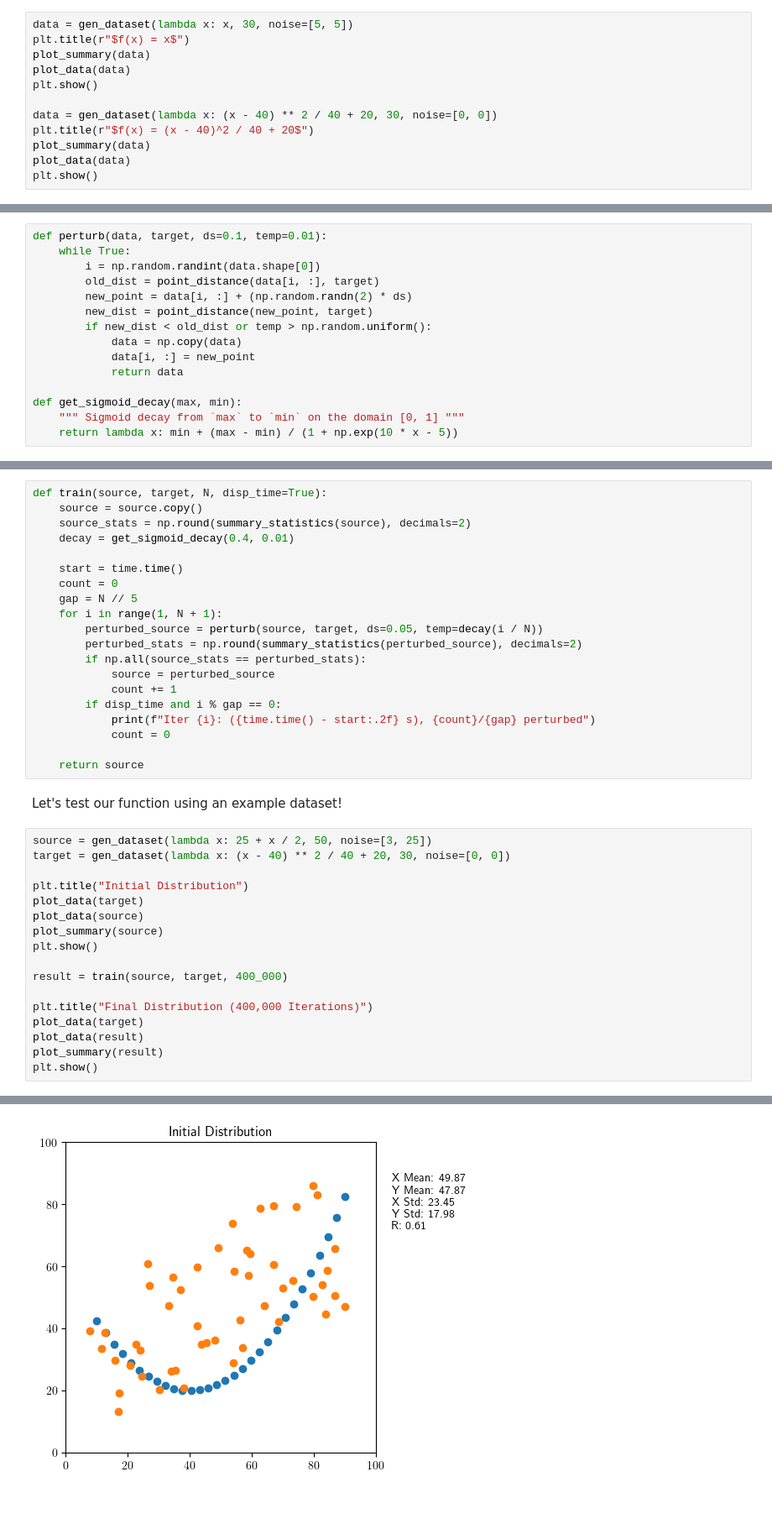
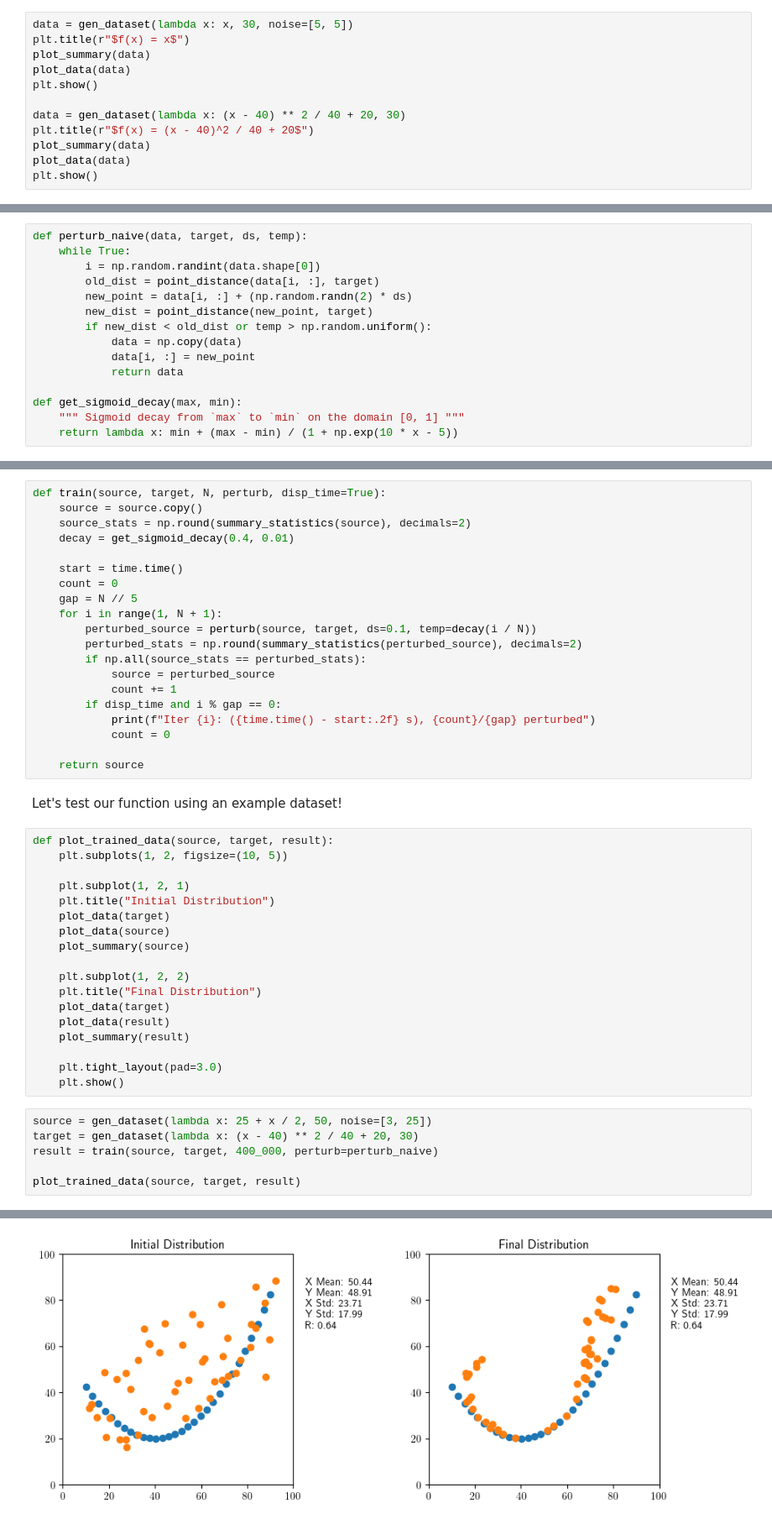
Before and after one commit to ericlovesmath/data-science-projects, a Jupyter notebook: how-to-lie-with-statistics/how-to-lie-with-statistics.ipynb, the cells around one changed output, grey strips where cells are left out. Shown at 84% size. Saved outputs shown, nothing was run; the diff lists cells and outputs as text.

```diff
--- a/how-to-lie-with-statistics/how-to-lie-with-statistics.ipynb
+++ b/how-to-lie-with-statistics/how-to-lie-with-statistics.ipynb
@@ -60,7 +60,7 @@ plot_summary(data)
 plot_data(data)
 plt.show()
 
-data = gen_dataset(lambda x: (x - 40) ** 2 / 40 + 20, 30, noise=[0, 0])
+data = gen_dataset(lambda x: (x - 40) ** 2 / 40 + 20, 30)
 plt.title(r"$f(x) = (x - 40)^2 / 40 + 20$")
 plot_summary(data)
 plot_data(data)
@@ -79,7 +79,7 @@ def point_distance(point, target):
 # %% [markdown]
 When we `perturb` the dataset, we shift a point such that it gets closer to the target, ignoring restrictions on datasets. We will add a `temp` parameter that will allow such a shift even if it does not get close. This `temp` will start high and end low in our training process, which avoids the dataset converging to a local minimum. We will decrease the temperature using a sigmoid decay function.
 # %%
-def perturb(data, target, ds=0.1, temp=0.01):
+def perturb_naive(data, target, ds, temp):
     while True:
         i = np.random.randint(data.shape[0])
         old_dist = point_distance(data[i, :], target)
@@ -106,7 +106,7 @@ plt.show()
 # %% [markdown]
 And finally, we assemble the training function! We set our tolerance such that the resulting statistics is the same up to the hundredths place.
 # %%
-def train(source, target, N, disp_time=True):
+def train(source, target, N, perturb, disp_time=True):
     source = source.copy()
     source_stats = np.round(summary_statistics(source), decimals=2)
     decay = get_sigmoid_decay(0.4, 0.01)
@@ -115,7 +115,7 @@ def train(source, target, N, disp_time=True):
     count = 0
     gap = N // 5
     for i in range(1, N + 1):
-        perturbed_source = perturb(source, target, ds=0.05, temp=decay(i / N))
+        perturbed_source = perturb(source, target, ds=0.1, temp=decay(i / N))
         perturbed_stats = np.round(summary_statistics(perturbed_source), decimals=2)
         if np.all(source_stats == perturbed_stats):
             source = perturbed_source
@@ -127,21 +127,28 @@ def train(source, target, N, disp_time=True):
     return source
 # %% [markdown]
 Let's test our function using an example dataset!
+# %%
+def plot_trained_data(source, target, result):
+    plt.subplots(1, 2, figsize=(10, 5))
+
+    plt.subplot(1, 2, 1)
+    plt.title("Initial Distribution")
+    plot_data(target)
+    plot_data(source)
+    plot_summary(source)
+
+    plt.subplot(1, 2, 2)
+    plt.title("Final Distribution")
+    plot_data(target)
+    plot_data(result)
+    plot_summary(result)
+
+    plt.tight_layout(pad=3.0)
+    plt.show()
 # %%
 source = gen_dataset(lambda x: 25 + x / 2, 50, noise=[3, 25])
-target = gen_dataset(lambda x: (x - 40) ** 2 / 40 + 20, 30, noise=[0, 0])
+target = gen_dataset(lambda x: (x - 40) ** 2 / 40 + 20, 30)
+result = train(source, target, 400_000, perturb=perturb_naive)
 
-plt.title("Initial Distribution")
-plot_data(target)
-plot_data(source)
-plot_summary(source)
-plt.show()
-
-result = train(source, target, 400_000)
-
-plt.title("Final Distribution (400,000 Iterations)")
-plot_data(target)
-plot_data(result)
-plot_summary(result)
-plt.show()
+plot_trained_data(source, target, result)
 # %% [output]
@@ -148 +160 @@ plt.show()
-[figure, old version]
+[figure, new version]
```
Also changed, not shown: parts of 8 cells of this notebook.
